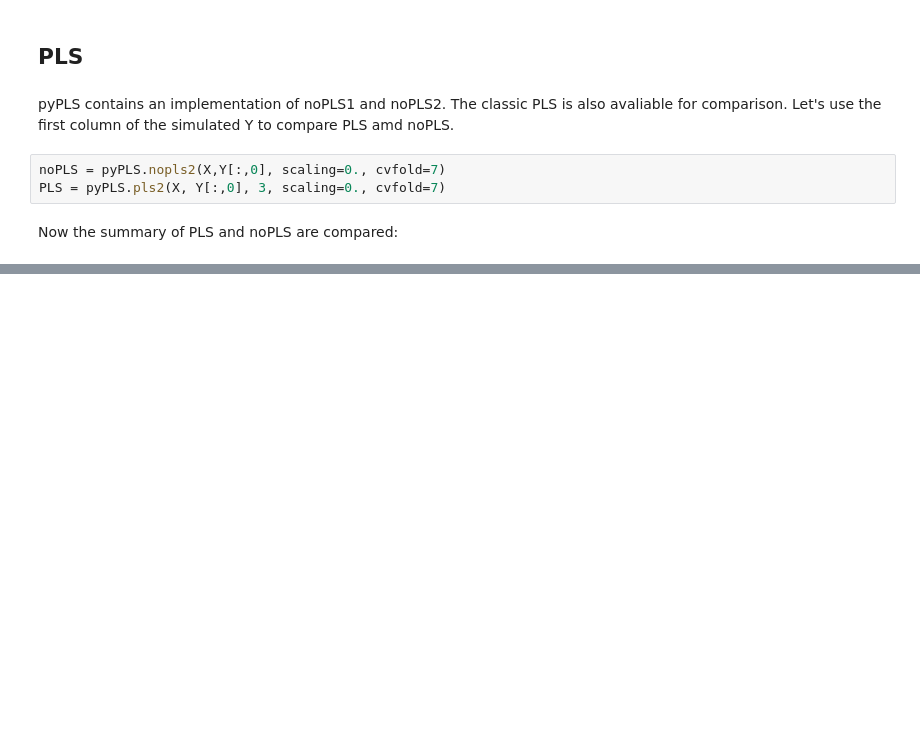
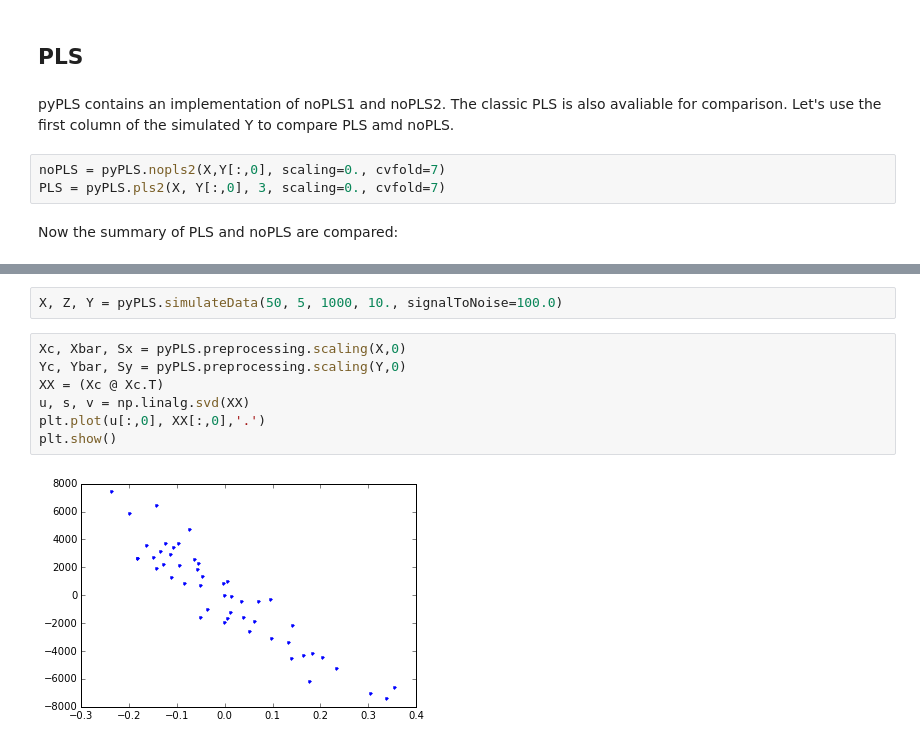
Before and after one commit to ocloarec/pyPLS, a Jupyter notebook: notebooks/pyPLS-Demo.ipynb, the cells around one changed output, grey strips where cells are left out. Drawn from its saved outputs; the diff is of its cells as text; blank space fills up the shorter version.

```diff
--- a/notebooks/pyPLS-Demo.ipynb
+++ b/notebooks/pyPLS-Demo.ipynb
@@ -65,0 +152,11 @@ Cumulative Q2Y: -5.109
+# %%
+X, Z, Y = pyPLS.simulateData(50, 5, 1000, 10., signalToNoise=100.0)
+# %%
+Xc, Xbar, Sx = pyPLS.preprocessing.scaling(X,0)
+Yc, Ybar, Sy = pyPLS.preprocessing.scaling(Y,0)
+XX = (Xc @ Xc.T)
+u, s, v = np.linalg.svd(XX)
+plt.plot(u[:,0], XX[:,0],'.')
+plt.show()
+# %% [output]
+[figure, added]
```
Also changed, not shown: parts of 26 cells of this notebook, 4 other files.
